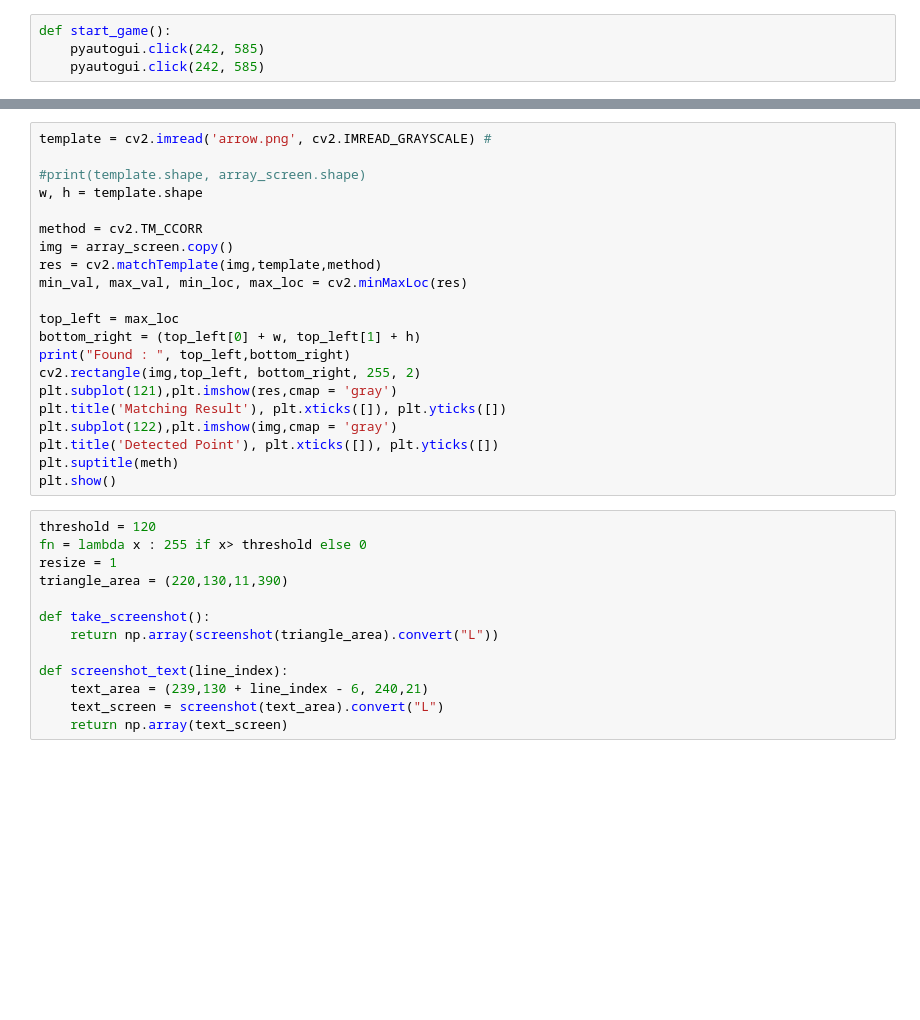
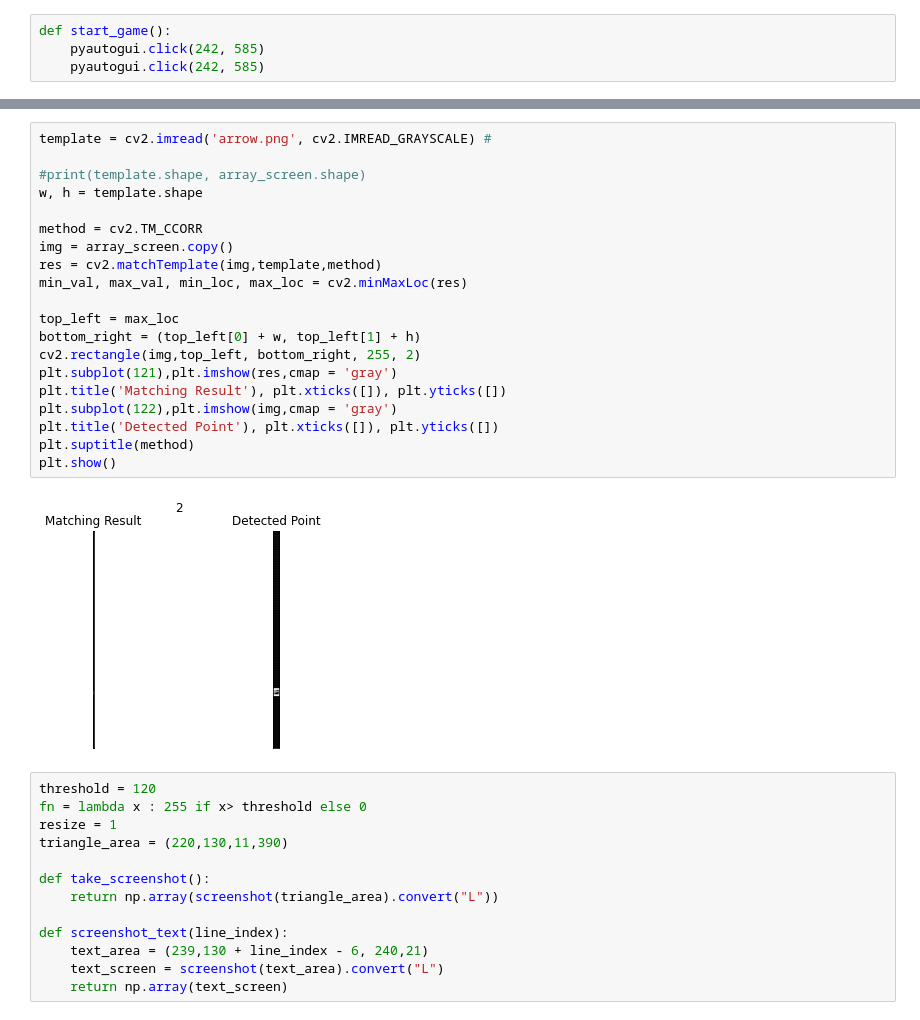
Before and after one commit to parallelepipede/SPIA, a Jupyter notebook: semantris/semantris.ipynb, the cells around one changed output, grey strips where cells are left out. Drawn from its saved outputs; the diff is of its cells as text; blank space fills up the shorter version.

```diff
--- a/semantris/semantris.ipynb
+++ b/semantris/semantris.ipynb
@@ -40,24 +62,25 @@ array_screen = np.array(screen)
-# %%
-template = cv2.imread('arrow.png', cv2.IMREAD_GRAYSCALE) #
-
-#print(template.shape, array_screen.shape)
-w, h = template.shape
-
-method = cv2.TM_CCORR
-img = array_screen.copy()
-res = cv2.matchTemplate(img,template,method)
-min_val, max_val, min_loc, max_loc = cv2.minMaxLoc(res)
-
-top_left = max_loc
-bottom_right = (top_left[0] + w, top_left[1] + h)
-print("Found : ", top_left,bottom_right)
-cv2.rectangle(img,top_left, bottom_right, 255, 2)
-plt.subplot(121),plt.imshow(res,cmap = 'gray')
-plt.title('Matching Result'), plt.xticks([]), plt.yticks([])
-plt.subplot(122),plt.imshow(img,cmap = 'gray')
-plt.title('Detected Point'), plt.xticks([]), plt.yticks([])
-plt.suptitle(meth)
-plt.show()
+# %%
+template = cv2.imread('arrow.png', cv2.IMREAD_GRAYSCALE) #
+
+#print(template.shape, array_screen.shape)
+w, h = template.shape
+
+method = cv2.TM_CCORR
+img = array_screen.copy()
+res = cv2.matchTemplate(img,template,method)
+min_val, max_val, min_loc, max_loc = cv2.minMaxLoc(res)
+
+top_left = max_loc
+bottom_right = (top_left[0] + w, top_left[1] + h)
+cv2.rectangle(img,top_left, bottom_right, 255, 2)
+plt.subplot(121),plt.imshow(res,cmap = 'gray')
+plt.title('Matching Result'), plt.xticks([]), plt.yticks([])
+plt.subplot(122),plt.imshow(img,cmap = 'gray')
+plt.title('Detected Point'), plt.xticks([]), plt.yticks([])
+plt.suptitle(method)
+plt.show()
+# %% [output]
+[figure, added]
 # %%
 threshold = 120
 fn = lambda x : 255 if x> threshold else 0
```
Also changed, not shown: parts of 20 cells of this notebook, 4 other files.
